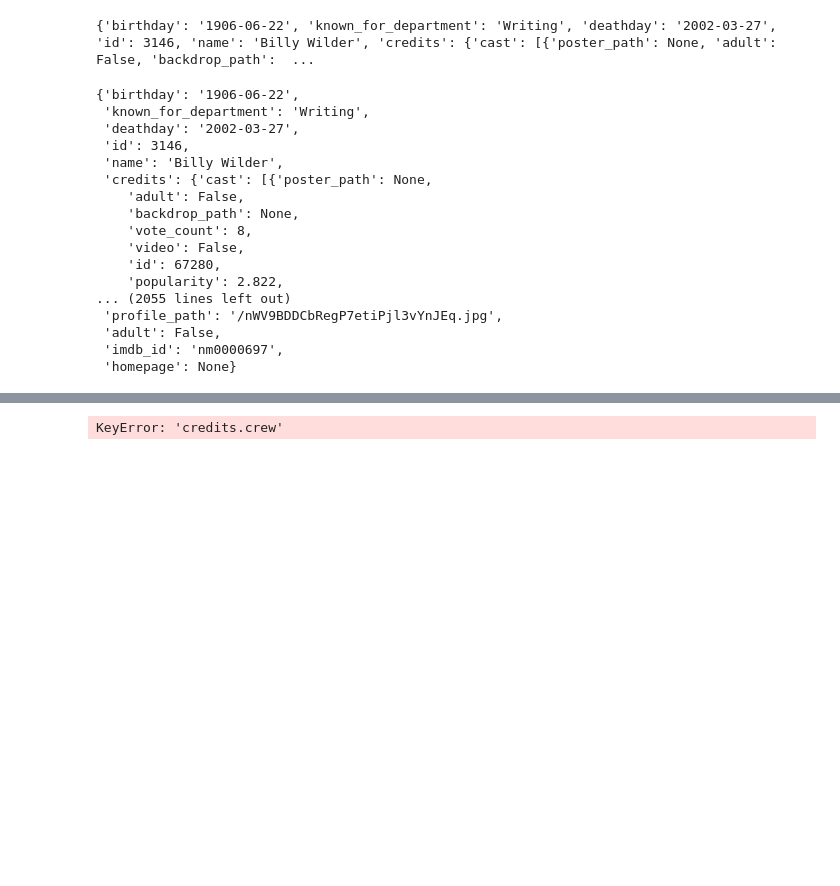
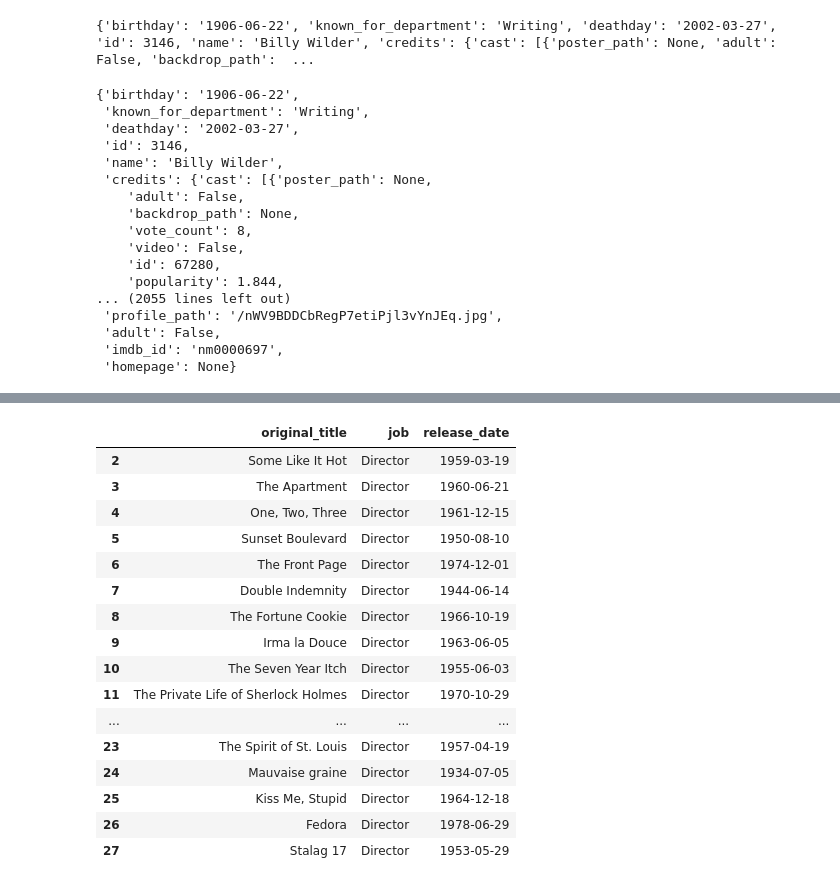
Before and after one commit to ironhack-bcn-data-pt/PR03-project-web, a Jupyter notebook: output/TMDB_API.ipynb, the cells around one changed output, grey strips where cells are left out. Cells and saved outputs as stored; diff of their text form; code cells hidden in the pictures; blank space fills up the shorter version.

Commit message:
listing movies

```diff
--- a/output/TMDB_API.ipynb
+++ b/output/TMDB_API.ipynb
@@ -9,7 +9,7 @@ import pandas as pd
 # %% [markdown]
 ### Finding id for Billy Wilder
 # %%
-url = 'https://api.themoviedb.org/3/search/person?api_key={api_key}&query=billy+wilder'
+url = 'https://api.themoviedb.org/3/search/person?api_key={}&query=billy+wilder'
 response = requests.get(url)
 data = json.loads(response.text)
 print(data)
@@ -46,5 +35,5 @@ get_person(3146)
 # %%
-credits = 'https://api.themoviedb.org/3/person/3146?api_key={api_key}&append_to_response=credits'
+credits = 'https://api.themoviedb.org/3/person/3146?api_key={}&append_to_response=credits'
 response = requests.get(credits)
 movies = json.loads(response.text)
 print(movies)
@@ -64,7 +53,7 @@ movies
     'vote_count': 8,
     'video': False,
     'id': 67280,
-    'popularity': 2.822,
+    'popularity': 1.844,
 ... (2055 lines left out)
  'profile_path': '/nWV9BDDCbRegP7etiPjl3vYnJEq.jpg',
  'adult': False,
@@ -77,7 +66,24 @@ data
 |  | birthday | known_for_department | deathday | id | name | also_known_as | gender | biography | ... |
 | 0 | 1906-06-22 | Writing | 2002-03-27 | 3146 | Billy Wilder | [] | 2 | From Wikipedia, the free encyclop... | ... |
 # %%
-crew = pd.json_normalize(movies['credits.crew'])
-crew
+crew = pd.json_normalize(movies['credits']['crew'])
-# %% [output]
-KeyError: 'credits.crew'
+# %%
+crew[crew.job == 'Director'][['original_title', 'job', 'release_date']]
+# %% [output]
+|  | original_title | job | release_date |
+| 2 | Some Like It Hot | Director | 1959-03-19 |
+| 3 | The Apartment | Director | 1960-06-21 |
+| 4 | One, Two, Three | Director | 1961-12-15 |
+| 5 | Sunset Boulevard | Director | 1950-08-10 |
+| 6 | The Front Page | Director | 1974-12-01 |
+| 7 | Double Indemnity | Director | 1944-06-14 |
+| 8 | The Fortune Cookie | Director | 1966-10-19 |
+| 9 | Irma la Douce | Director | 1963-06-05 |
+| 10 | The Seven Year Itch | Director | 1955-06-03 |
+| 11 | The Private Life of Sherlock Holmes | Director | 1970-10-29 |
+| ... | ... | ... | ... |
+| 23 | The Spirit of St. Louis | Director | 1957-04-19 |
+| 24 | Mauvaise graine | Director | 1934-07-05 |
+| 25 | Kiss Me, Stupid | Director | 1964-12-18 |
+| 26 | Fedora | Director | 1978-06-29 |
+| 27 | Stalag 17 | Director | 1953-05-29 |
```
Also changed, not shown: parts of 6 cells of this notebook, 1 other file.
